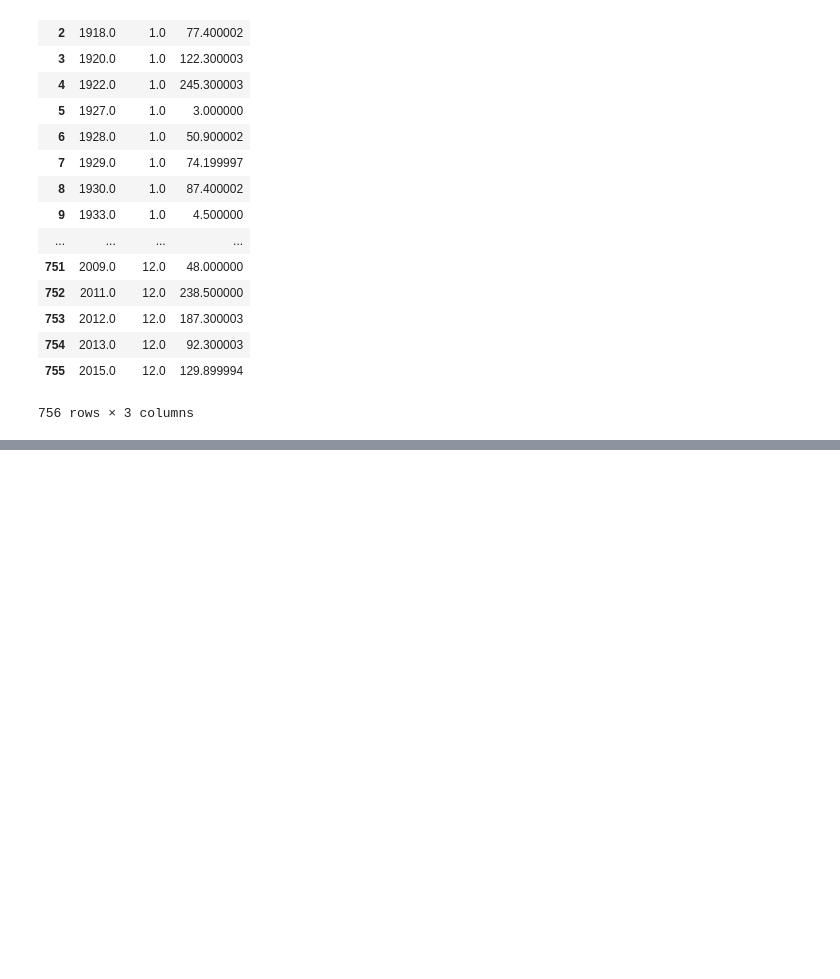
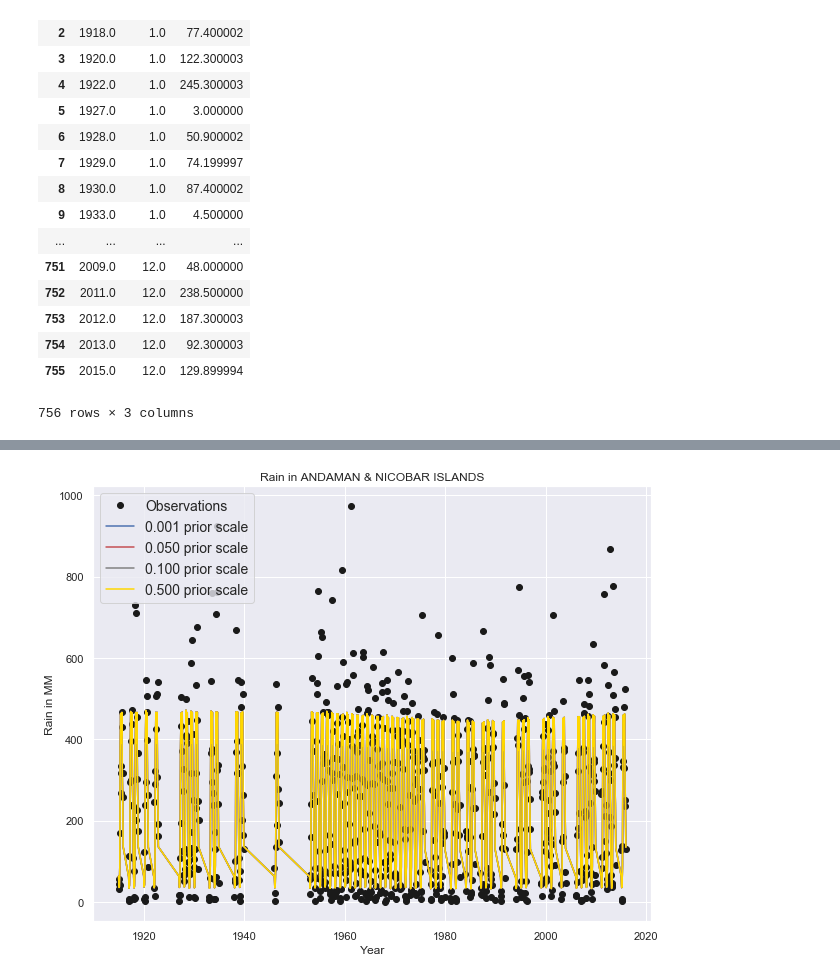
Before and after one commit to ksinghrajeev/IBM_Adv_DS, a Jupyter notebook: Final Assignment.ipynb, the cells around one changed output, grey strips where cells are left out. Saved outputs shown, nothing was run; the diff lists cells and outputs as text; code cells hidden in the pictures; blank space fills up the shorter version.

```diff
--- a/Final Assignment.ipynb
+++ b/Final Assignment.ipynb
@@ -412,0 +484,16 @@ pyplot.show()
+# %%
+# Create the plot
+plt.figure(figsize=(10, 8))
+
+# Actual observations
+plt.plot(frophet_data['ds'], frophet_data['y'], 'ko', label = 'Observations')
+colors = {0.001: 'b', 0.05: 'r', 0.1: 'grey', 0.5: 'gold'}
+
+# Plot each of the changepoint predictions
+for changepoint in [0.001, 0.05, 0.1, 0.5]:
+    plt.plot(frophet_data['ds'], frophet_data[changepoint], color = colors[changepoint], label = '%.3f prior scale' % changepoint)
+
+plt.legend(prop={'size': 14})
+plt.xlabel('Year'); plt.ylabel('Rain in MM'); plt.title('Rain in ANDAMAN & NICOBAR ISLANDS');
+# %% [output]
+[figure, added]
```
Also changed, not shown: parts of 12 cells of this notebook.
